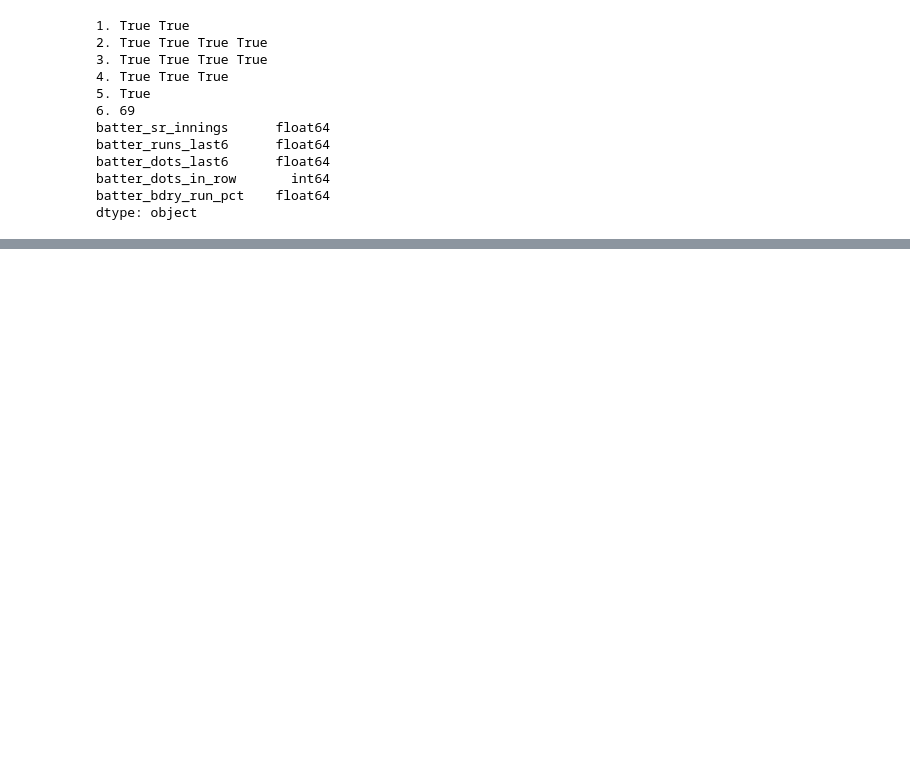
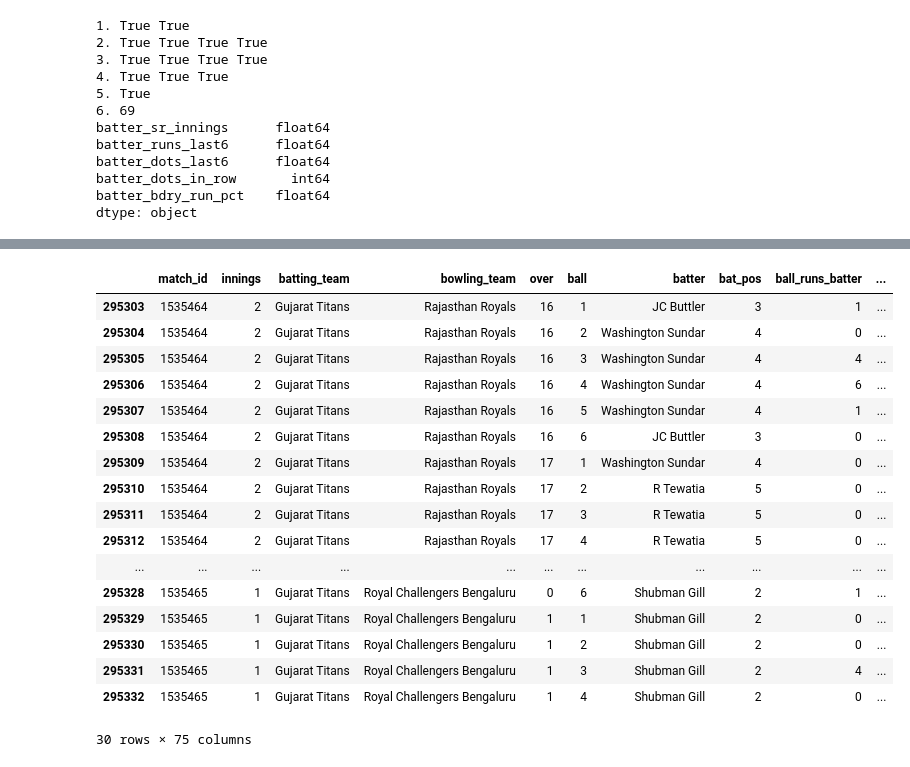
Before and after one commit to arjunnamburi/ml_death_overs_ipl, a Jupyter notebook: notebooks/features.ipynb, the cells around one changed output, grey strips where cells are left out. Drawn from its saved outputs; the diff is of its cells as text; code cells hidden in the pictures; blank space fills up the shorter version.

```diff
--- a/notebooks/features.ipynb
+++ b/notebooks/features.ipynb
@@ -725,0 +768,13 @@ dtype: object
+# %%
+# Left-right pair: 1 if the striker and non-striker bat with different hands.
+# Hands come from the dataframe's batter_hand (the corrected version), not player_metadata.csv.
+print('max hands per batter:', df.groupby('batter')['batter_hand'].nunique().max())   # expect 1
+hand = df.groupby('batter')['batter_hand'].first()
+
+ns_hand = df['non_striker'].map(hand)
+print('non-strikers with no hand (never faced a ball):', df.loc[ns_hand.isna(), 'non_striker'].unique(),
+      '|', ns_hand.isna().sum(), 'rows')
+ns_hand = ns_hand.fillna('RHB')   # a handful of rows; RHB is the majority hand
+
+df['is_left_right_pair'] = (df['batter_hand'] != ns_hand).astype(int)
+print(df['is_left_right_pair'].value_counts(normalize=True))
@@ -726,2 +853,23 @@ dtype: object
+# %%
+df.iloc[-250:-220]
+# %% [output]
+|  | match_id | innings | batting_team | bowling_team | over | ball | batter | bat_pos | ball_runs_batter | ... |
+| 295303 | 1535464 | 2 | Gujarat Titans | Rajasthan Royals | 16 | 1 | JC Buttler | 3 | 1 | ... |
+| 295304 | 1535464 | 2 | Gujarat Titans | Rajasthan Royals | 16 | 2 | Washington Sundar | 4 | 0 | ... |
+| 295305 | 1535464 | 2 | Gujarat Titans | Rajasthan Royals | 16 | 3 | Washington Sundar | 4 | 4 | ... |
+| 295306 | 1535464 | 2 | Gujarat Titans | Rajasthan Royals | 16 | 4 | Washington Sundar | 4 | 6 | ... |
+| 295307 | 1535464 | 2 | Gujarat Titans | Rajasthan Royals | 16 | 5 | Washington Sundar | 4 | 1 | ... |
+| 295308 | 1535464 | 2 | Gujarat Titans | Rajasthan Royals | 16 | 6 | JC Buttler | 3 | 0 | ... |
+| 295309 | 1535464 | 2 | Gujarat Titans | Rajasthan Royals | 17 | 1 | Washington Sundar | 4 | 0 | ... |
+| 295310 | 1535464 | 2 | Gujarat Titans | Rajasthan Royals | 17 | 2 | R Tewatia | 5 | 0 | ... |
+| 295311 | 1535464 | 2 | Gujarat Titans | Rajasthan Royals | 17 | 3 | R Tewatia | 5 | 0 | ... |
+| 295312 | 1535464 | 2 | Gujarat Titans | Rajasthan Royals | 17 | 4 | R Tewatia | 5 | 0 | ... |
+| ... | ... | ... | ... | ... | ... | ... | ... | ... | ... | ... |
+| 295328 | 1535465 | 1 | Gujarat Titans | Royal Challengers Bengaluru | 0 | 6 | Shubman Gill | 2 | 1 | ... |
+| 295329 | 1535465 | 1 | Gujarat Titans | Royal Challengers Bengaluru | 1 | 1 | Shubman Gill | 2 | 0 | ... |
+| 295330 | 1535465 | 1 | Gujarat Titans | Royal Challengers Bengaluru | 1 | 2 | Shubman Gill | 2 | 0 | ... |
+| 295331 | 1535465 | 1 | Gujarat Titans | Royal Challengers Bengaluru | 1 | 3 | Shubman Gill | 2 | 4 | ... |
+| 295332 | 1535465 | 1 | Gujarat Titans | Royal Challengers Bengaluru | 1 | 4 | Shubman Gill | 2 | 0 | ... |
+30 rows × 75 columns
 # %%
 df.to_parquet(DATA + 'ipl_features.parquet', index=False)
```
Also changed, not shown: parts of 7 cells of this notebook.
